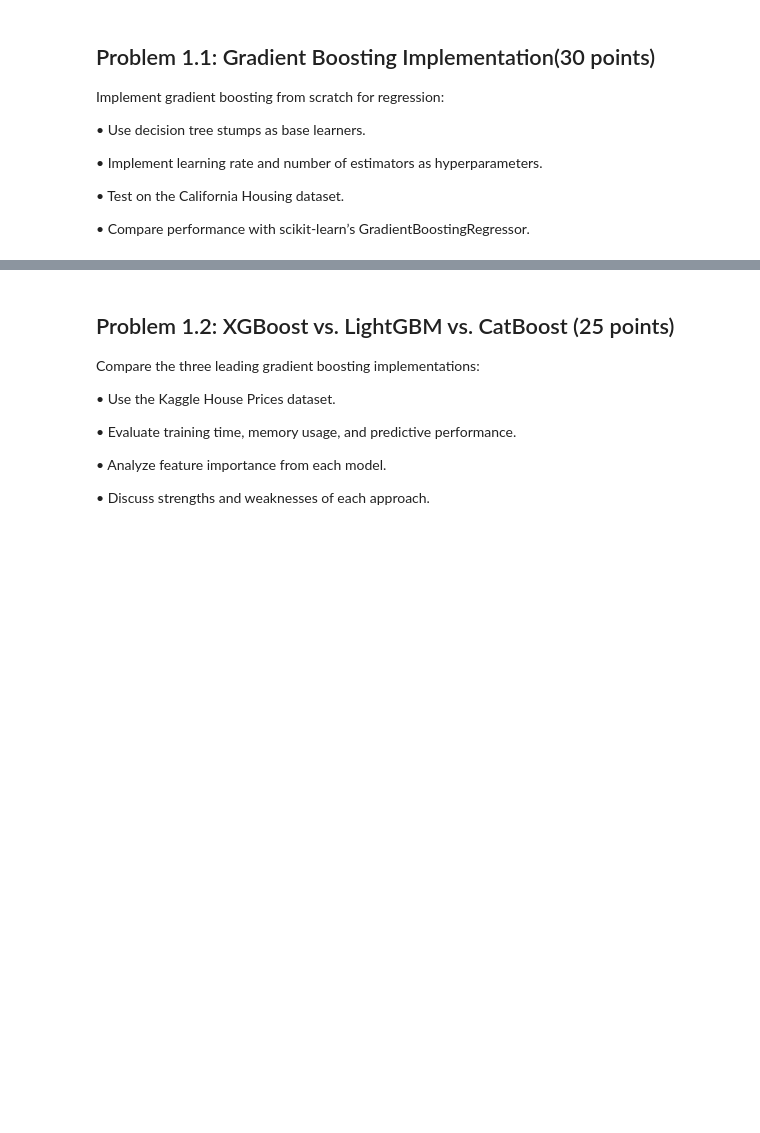
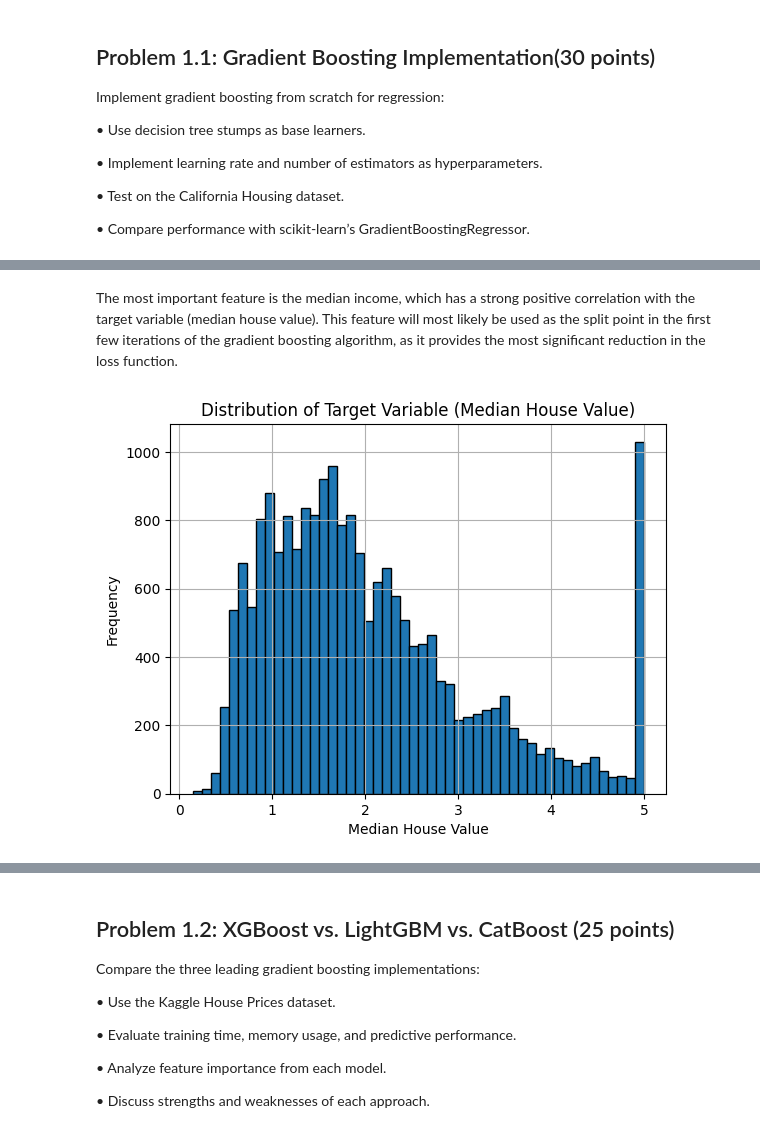
Before and after one commit to tomaszsrebniak/ML_for_data_analytics, a Jupyter notebook: Assignment1/List1.ipynb, the cells around one changed output, grey strips where cells are left out. Drawn from its saved outputs; the diff is of its cells as text; code cells hidden in the pictures; blank space fills up the shorter version.

```diff
--- a/Assignment1/List1.ipynb
+++ b/Assignment1/List1.ipynb
@@ -104,0 +159,11 @@ data.dropna().shape
+# %% [markdown]
+The most important feature is the median income, which has a strong positive correlation with the target variable (median house value). This feature will most likely be used as the split point in the first few iterations of the gradient boosting algorithm, as it provides the most significant reduction in the loss function.
+# %%
+plt.hist(y, bins=50, edgecolor='k')
+plt.xlabel("Median House Value")
+plt.ylabel("Frequency")
+plt.title("Distribution of Target Variable (Median House Value)")
+plt.grid(True)
+plt.show()
+# %% [output]
+[figure, added]
```
Also changed, not shown: parts of 19 cells of this notebook.
